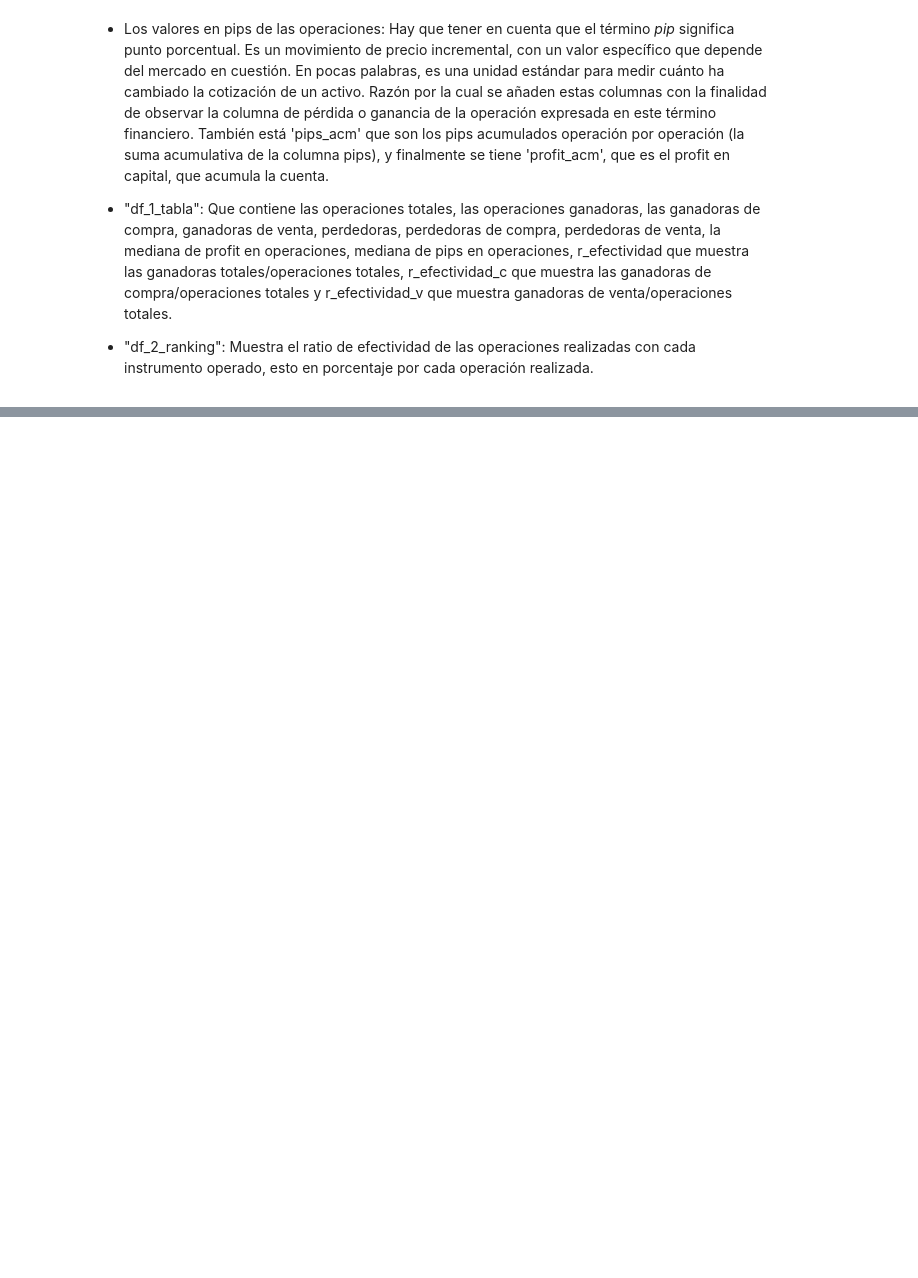
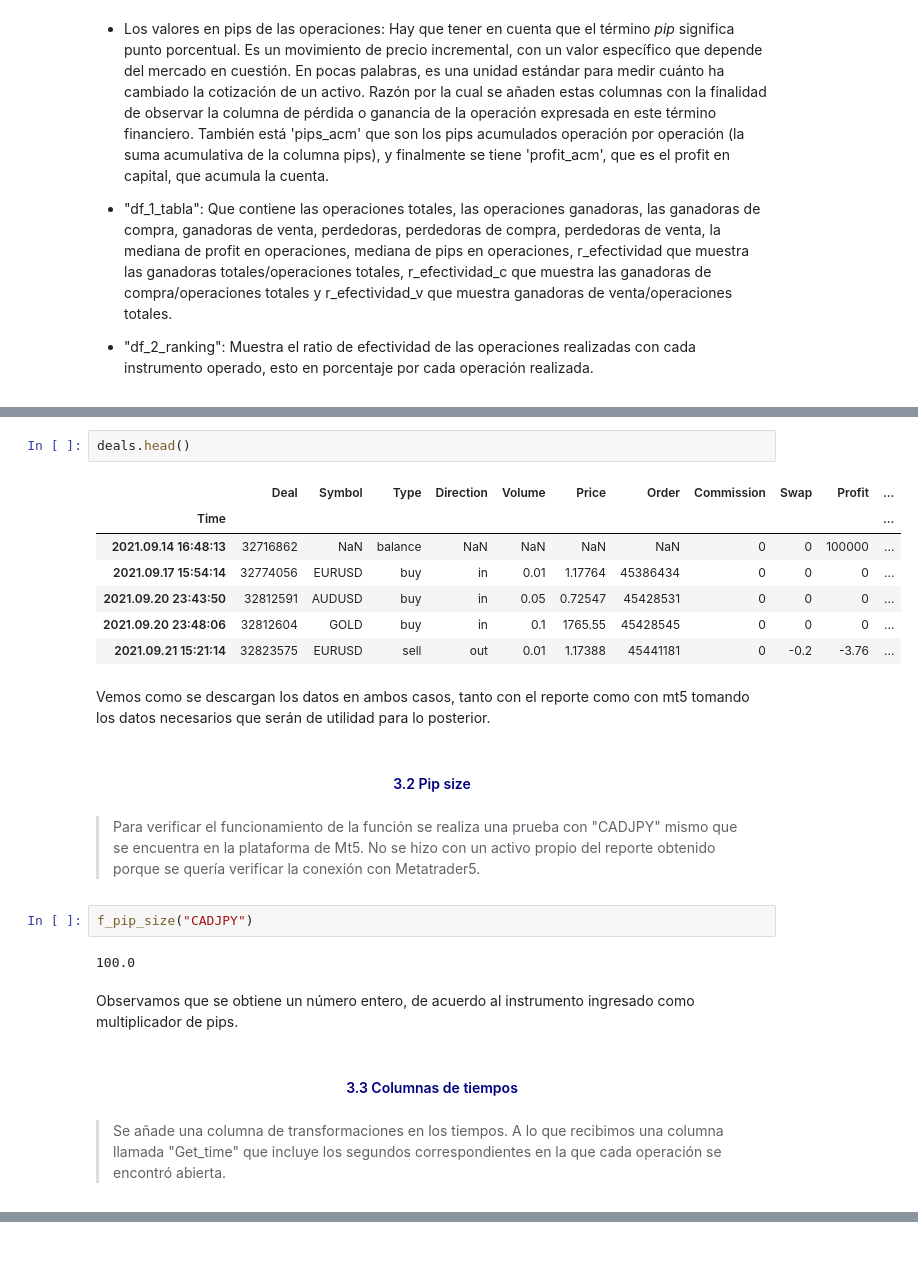
Before and after one commit to labv98/MyST_Lab3_LABV, a Jupyter notebook: notebook.ipynb, the cells around one changed output, grey strips where cells are left out. Saved outputs shown, nothing was run; the diff lists cells and outputs as text; blank space fills up the shorter version.

```diff
--- a/notebook.ipynb
+++ b/notebook.ipynb
@@ -96,0 +162,26 @@ Dentro de lo que se muestra más relevante, tenemos:
+# %%
+deals.head()
+# %% [output]
+|  | Deal | Symbol | Type | Direction | Volume | Price | Order | Commission | Swap | Profit | ... |
+| Time |  |  |  |  |  |  |  |  |  |  | ... |
+| 2021.09.14 16:48:13 | 32716862 | NaN | balance | NaN | NaN | NaN | NaN | 0 | 0 | 100000 | ... |
+| 2021.09.17 15:54:14 | 32774056 | EURUSD | buy | in | 0.01 | 1.17764 | 45386434 | 0 | 0 | 0 | ... |
+| 2021.09.20 23:43:50 | 32812591 | AUDUSD | buy | in | 0.05 | 0.72547 | 45428531 | 0 | 0 | 0 | ... |
+| 2021.09.20 23:48:06 | 32812604 | GOLD | buy | in | 0.1 | 1765.55 | 45428545 | 0 | 0 | 0 | ... |
+| 2021.09.21 15:21:14 | 32823575 | EURUSD | sell | out | 0.01 | 1.17388 | 45441181 | 0 | -0.2 | -3.76 | ... |
+# %% [markdown]
+Vemos como se descargan los datos en ambos casos, tanto con el reporte como con mt5 tomando los datos necesarios que serán de utilidad para lo posterior.
+# %% [markdown]
+#### <font color= 'navy'> <center> 3.2 Pip size </font>
+# %% [markdown]
+> Para verificar el funcionamiento de la función se realiza una prueba con "CADJPY" mismo que se encuentra en la plataforma de Mt5. No se hizo con un activo propio del reporte obtenido porque se quería verificar la conexión con Metatrader5.
+# %%
+f_pip_size("CADJPY")
+# %% [output]
+100.0
+# %% [markdown]
+Observamos que se obtiene un número entero, de acuerdo al instrumento ingresado como multiplicador de pips.
+# %% [markdown]
+#### <font color= 'navy'> <center> 3.3 Columnas de tiempos </font>
+# %% [markdown]
+> Se añade una columna de transformaciones en los tiempos. A lo que recibimos una columna llamada "Get_time" que incluye los segundos correspondientes en la que cada operación se encontró abierta.
```
Also changed, not shown: parts of 32 cells of this notebook, 2 other files.
